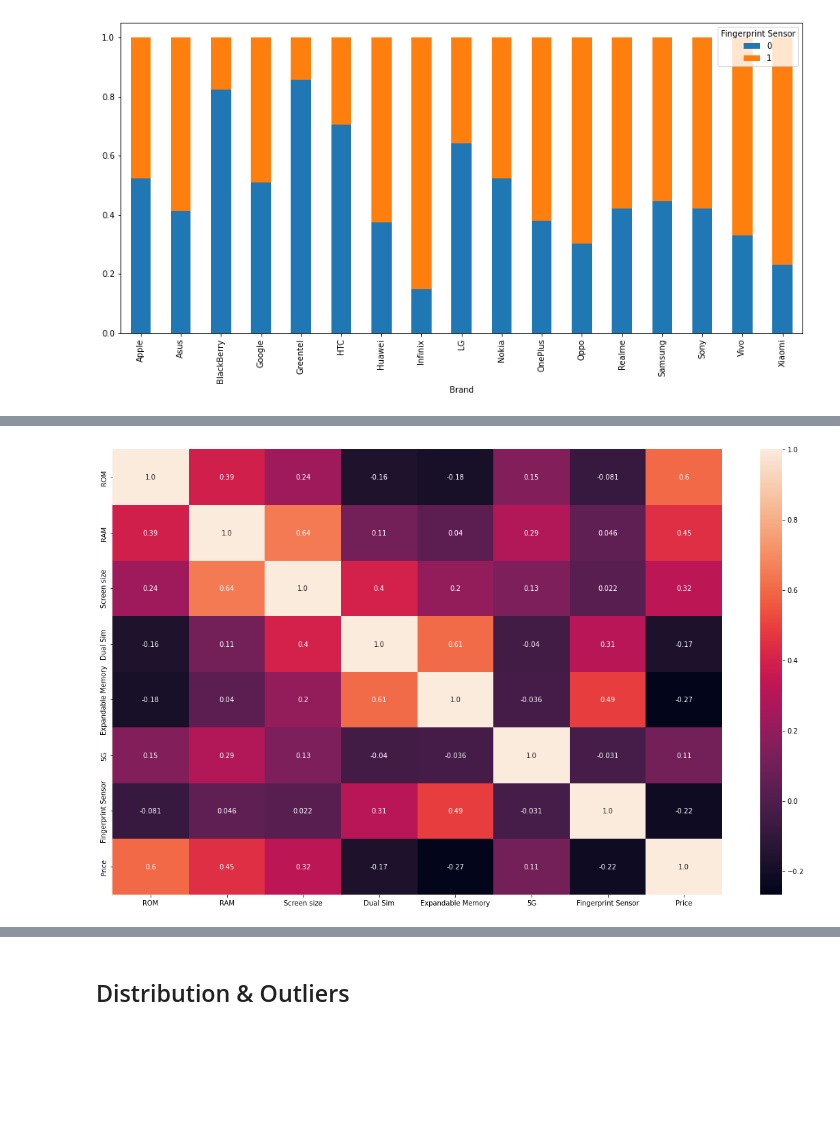
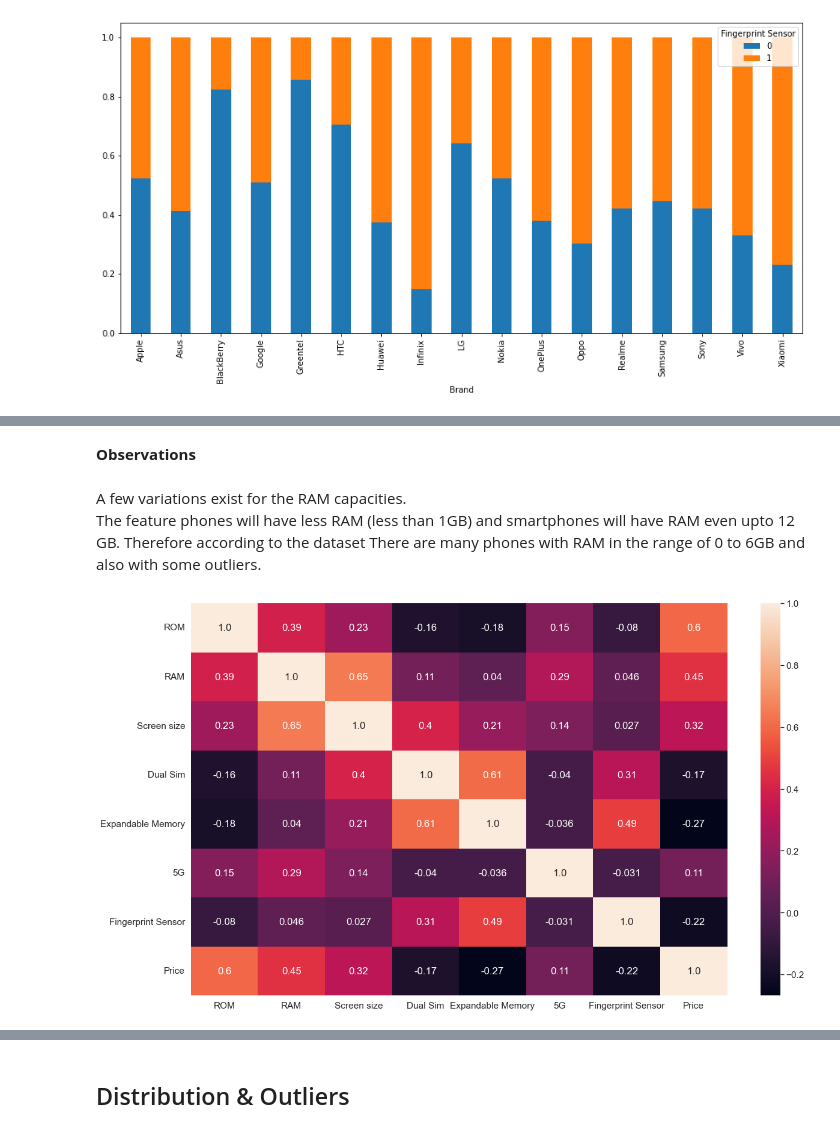
Before and after one commit to RaveenP-glitch/MScIT218785J, a Jupyter notebook: Data Preprocessing.ipynb, the cells around one changed output, grey strips where cells are left out. Saved outputs shown, nothing was run; the diff lists cells and outputs as text; code cells hidden in the pictures; blank space fills up the shorter version.

```diff
--- a/Data Preprocessing.ipynb
+++ b/Data Preprocessing.ipynb
@@ -450,6 +566,12 @@ pd.crosstab(df["Brand"], df["Fingerprint Sensor"], normalize="index").plot(
+# %% [markdown]
+<b>Observations</b><br><br>
+A few variations exist for the RAM capacities. <br>
+The feature phones will have less RAM (less than 1GB) and smartphones will have RAM even upto 12 GB.
+Therefore according to the dataset There are many phones with RAM in the range of 0 to 6GB and also with some outliers.
 # %%
 plt.figure(figsize=(20,12))
+sns.set(font_scale=1.4)
 sns.heatmap(df.corr(), annot=True, fmt=".2")
 plt.show()
 # %% [output]
-[figure, old version]
+[figure, new version]
```
Also changed, not shown: parts of 63 cells of this notebook, 1 other file.
